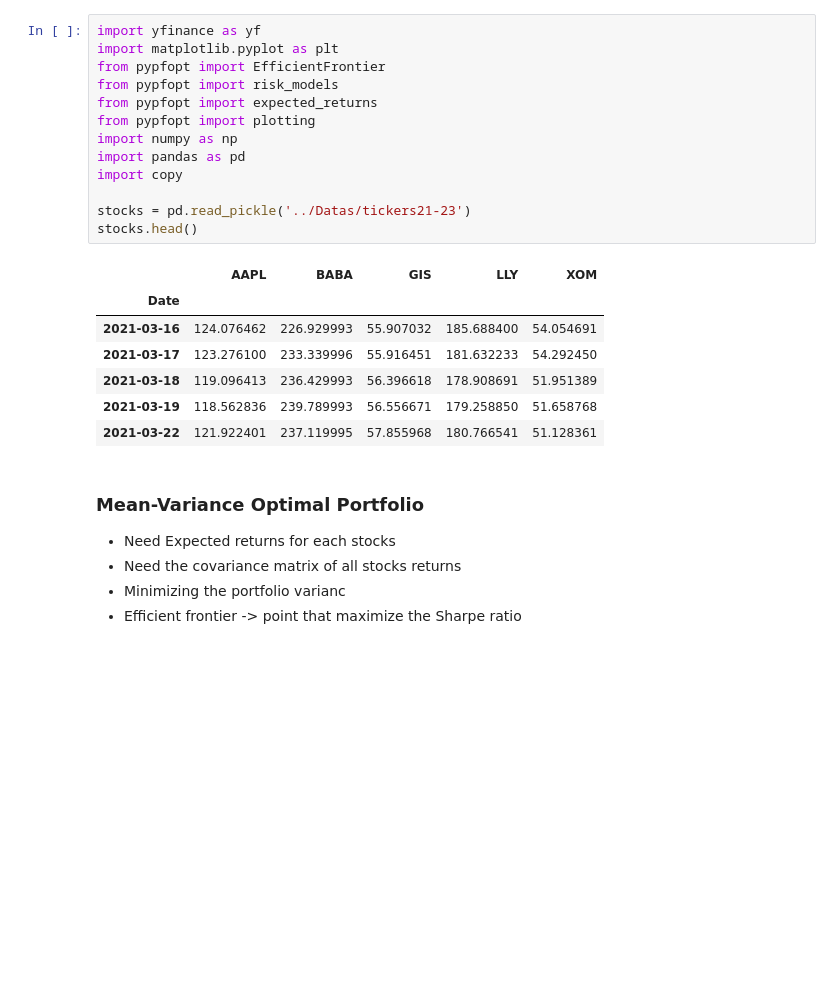
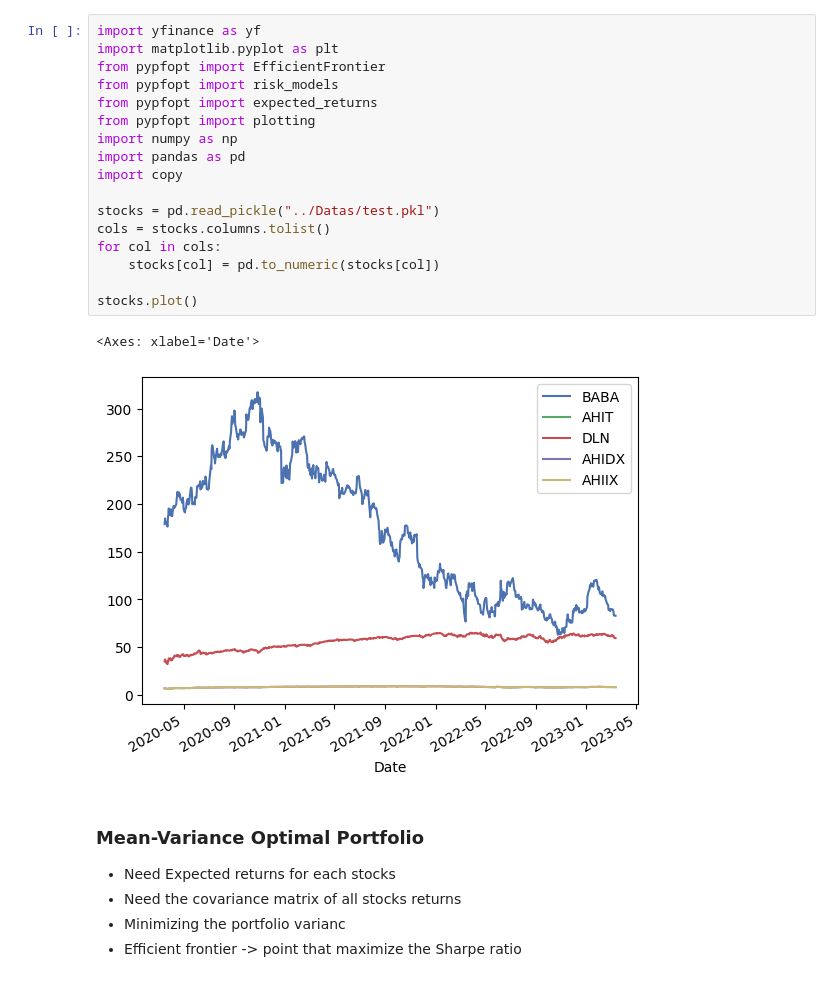
Before and after one commit to Yheloww/portfolio_forecasting, a Jupyter notebook: notebooks/PyportfolioOpt.ipynb, the cells around one changed output. Cells and saved outputs as stored; diff of their text form; blank space fills up the shorter version.

```diff
--- a/notebooks/PyportfolioOpt.ipynb
+++ b/notebooks/PyportfolioOpt.ipynb
@@ -1,24 +1,23 @@
 # %%
 import yfinance as yf
 import matplotlib.pyplot as plt
 from pypfopt import EfficientFrontier
 from pypfopt import risk_models
 from pypfopt import expected_returns
 from pypfopt import plotting
 import numpy as np
 import pandas as pd
 import copy
 
-stocks = pd.read_pickle('../Datas/tickers21-23')
-stocks.head()
+stocks = pd.read_pickle("../Datas/test.pkl")
+cols = stocks.columns.tolist()
+for col in cols:
+    stocks[col] = pd.to_numeric(stocks[col])
+
+stocks.plot()
 # %% [output]
-|  | AAPL | BABA | GIS | LLY | XOM |
-| Date |  |  |  |  |  |
-| 2021-03-16 | 124.076462 | 226.929993 | 55.907032 | 185.688400 | 54.054691 |
-| 2021-03-17 | 123.276100 | 233.339996 | 55.916451 | 181.632233 | 54.292450 |
-| 2021-03-18 | 119.096413 | 236.429993 | 56.396618 | 178.908691 | 51.951389 |
-| 2021-03-19 | 118.562836 | 239.789993 | 56.556671 | 179.258850 | 51.658768 |
-| 2021-03-22 | 121.922401 | 237.119995 | 57.855968 | 180.766541 | 51.128361 |
+<Axes: xlabel='Date'>
+[figure, added]
 # %% [markdown]
 ### Mean-Variance Optimal Portfolio
 - Need Expected returns for each stocks
```
Also changed, not shown: parts of 4 cells of this notebook, 8 other files.
